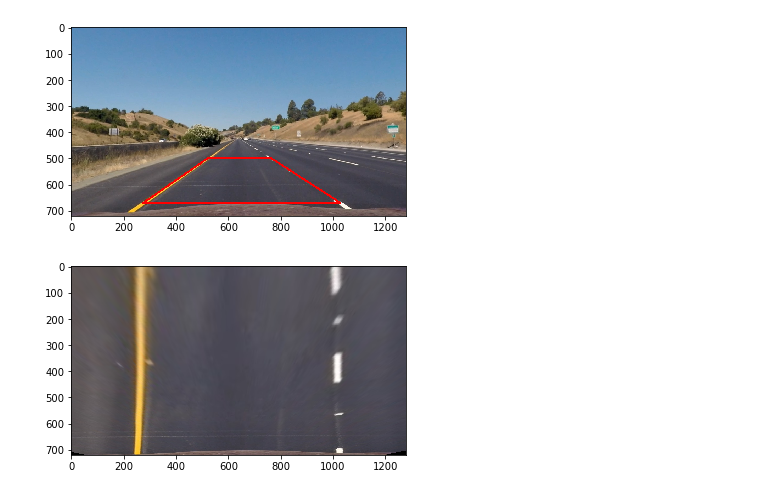
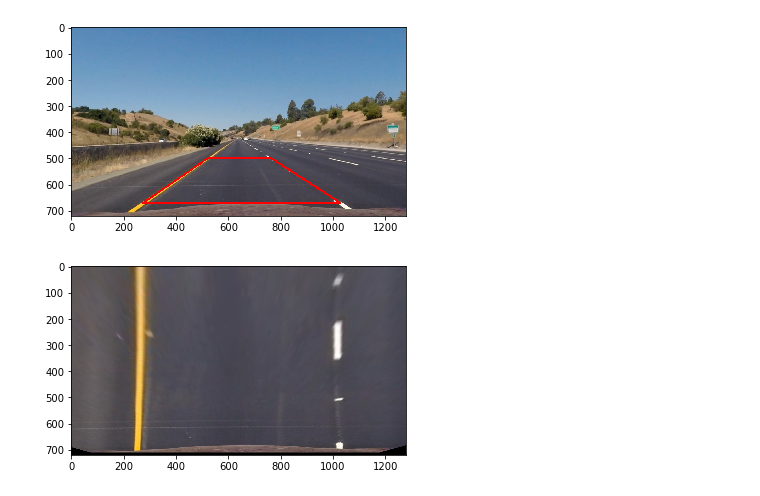
Before and after one commit to alexeysas/sdc-advanced-lane-finding, a Jupyter notebook: project.ipynb, the cells around one changed output. Cells and saved outputs as stored; diff of their text form; code cells hidden in the pictures.

```diff
--- a/project.ipynb
+++ b/project.ipynb
@@ -110,41 +110,41 @@ matplotlib.image.imsave('images/road_region.png', image)
 [figure]
 # %%
 #use coordinatres above and open CV to calculate perspective transform matrix and inversed matrix
-dst = np.float32([[250, 700], [1030, 700],
-                    [1030, 400], [250, 400]])
+dst = np.float32([[250, 680], [1030, 680],
+                    [1030, 300], [250, 300]])
 
 #Find matrix
 M = cv2.getPerspectiveTransform(src, dst)
 
 #Find inversed matrix
 Minv = cv2.getPerspectiveTransform(dst, src)
 
 #Define image shape
 image_shape = (1280, 720)
 
 #find car center
 car_center = (image_shape[0] / 2, image_shape[1])
 
 a = np.array([car_center], dtype='float32')
 a = np.array([a])
 
 pointsOut = cv2.perspectiveTransform(a, M)
 center_warped = np.int32(pointsOut[0, 0])
 
 def warpPerspective(image):
     """
     Apply perspective transform using determined matrix M.
     """
     warped = cv2.warpPerspective(image, M, dsize=image_shape)
     return warped
 
 #Restore flat road from the image above
 warped = warpPerspective(image)
 plt.imshow(warped)
 plt.show()
 matplotlib.image.imsave('images/road_perspective.png', image)
 # %% [output]
-[figure, old version]
+[figure, new version]
 # %%
 def abs_sobel_thresh(image, orient='x', sobel_kernel=3, thresh=(0, 255)):
     """
```
Also changed, not shown: parts of 12 cells of this notebook, 15 other files.
